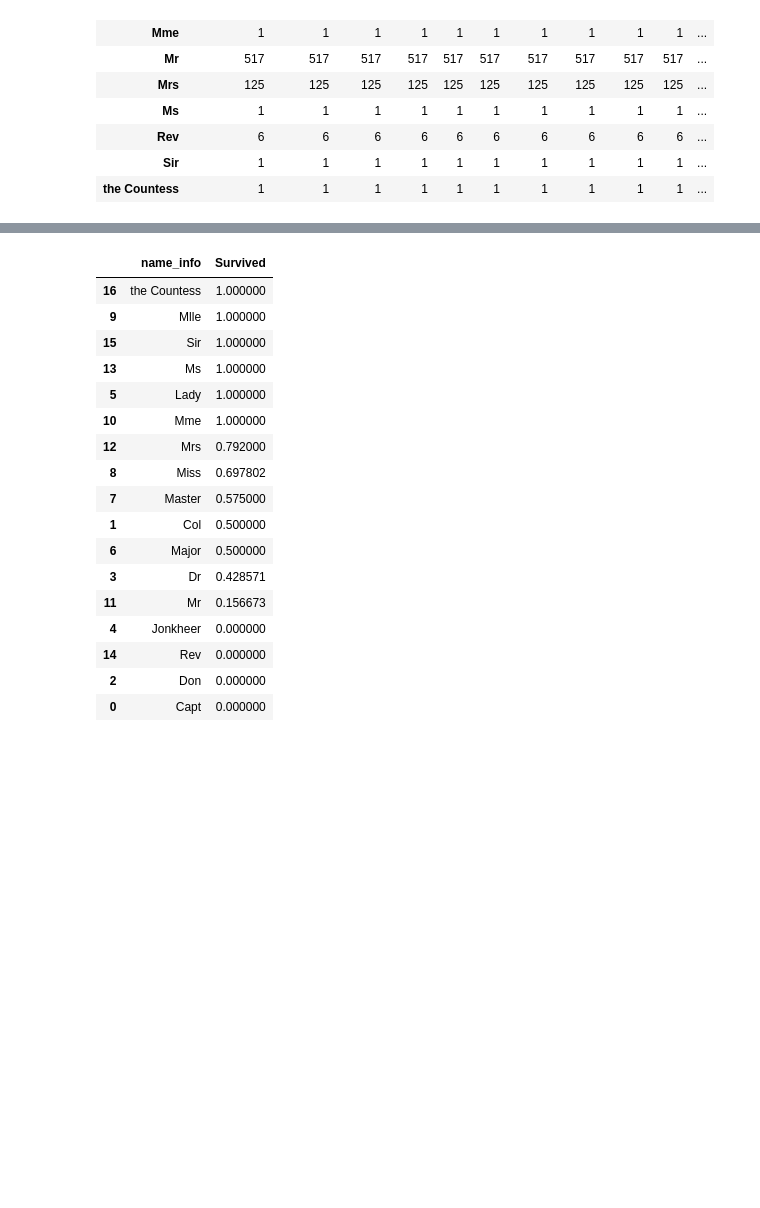
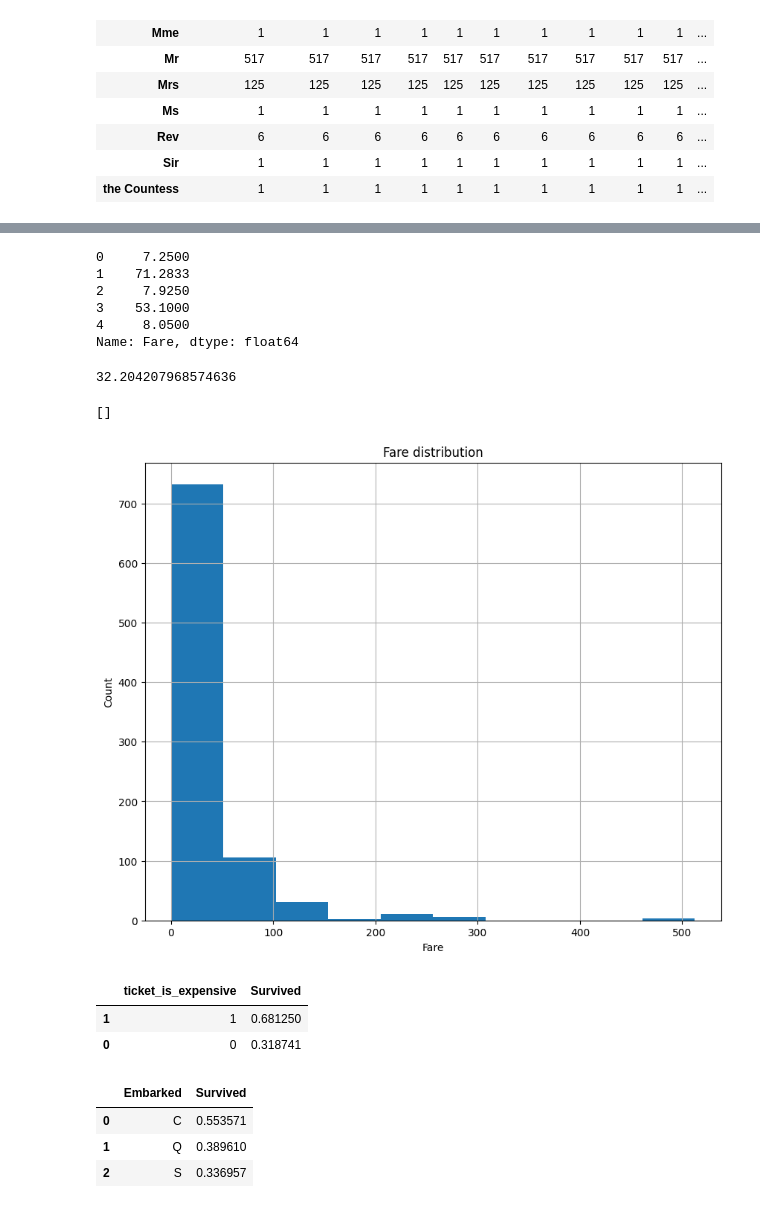
Before and after one commit to dqmis/code_academy_ai_course, a Jupyter notebook: class_materials/examples/machine_learning/2022-11-28.ipynb, the cells around one changed output, grey strips where cells are left out. Cells and saved outputs as stored; diff of their text form; code cells hidden in the pictures; blank space fills up the shorter version.

```diff
--- a/class_materials/examples/machine_learning/2022-11-28.ipynb
+++ b/class_materials/examples/machine_learning/2022-11-28.ipynb
@@ -63,6 +73,8 @@ dtype: int64
 # Removing almost empty feature
 
 df.drop(columns=["Cabin"], axis=1, inplace=True)
+# %%
+df.dropna(subset=["Embarked"], inplace=True)
 # %% [markdown]
 ## EDA
 # %%
@@ -245,21 +280,36 @@ df.groupby(["name_info"]).count()
+# %%
+df["Fare"].head()
+# %% [output]
+0     7.2500
+1    71.2833
+2     7.9250
+3    53.1000
+4     8.0500
+Name: Fare, dtype: float64
+# %%
+fig = plt.figure(figsize = (10,8))
+ax = fig.gca()
+df[["Fare"]].hist(ax=ax)
+print(df["Fare"].mean())
+plt.xlabel("Fare")
+plt.ylabel("Count")
+plt.title("Fare distribution")
+plt.plot()
+# %% [output]
+32.204207968574636
+[]
+[figure, added]
+# %%
+df["ticket_is_expensive"] = df["Fare"].apply(lambda x: int(x > 50))
+df[["ticket_is_expensive", "Survived"]].groupby(["ticket_is_expensive"], as_index=False).mean().sort_values(by="Survived", ascending=False)
+# %% [output]
+|  | ticket_is_expensive | Survived |
+| 1 | 1 | 0.681250 |
+| 0 | 0 | 0.318741 |
 # %%
-df[["name_info", "Survived"]].groupby(["name_info"], as_index=False).mean().sort_values(by="Survived", ascending=False)
+df[["Embarked", "Survived"]].groupby(["Embarked"], as_index=False).mean().sort_values(by="Survived", ascending=False)
 # %% [output]
-|  | name_info | Survived |
-| 16 | the Countess | 1.000000 |
-| 9 | Mlle | 1.000000 |
-| 15 | Sir | 1.000000 |
-| 13 | Ms | 1.000000 |
-| 5 | Lady | 1.000000 |
-| 10 | Mme | 1.000000 |
-| 12 | Mrs | 0.792000 |
-| 8 | Miss | 0.697802 |
-| 7 | Master | 0.575000 |
-| 1 | Col | 0.500000 |
-| 6 | Major | 0.500000 |
-| 3 | Dr | 0.428571 |
-| 11 | Mr | 0.156673 |
-| 4 | Jonkheer | 0.000000 |
-| 14 | Rev | 0.000000 |
-| 2 | Don | 0.000000 |
-| 0 | Capt | 0.000000 |
+|  | Embarked | Survived |
+| 0 | C | 0.553571 |
+| 1 | Q | 0.389610 |
+| 2 | S | 0.336957 |
```
Also changed, not shown: parts of 19 cells of this notebook, 2 other files.
